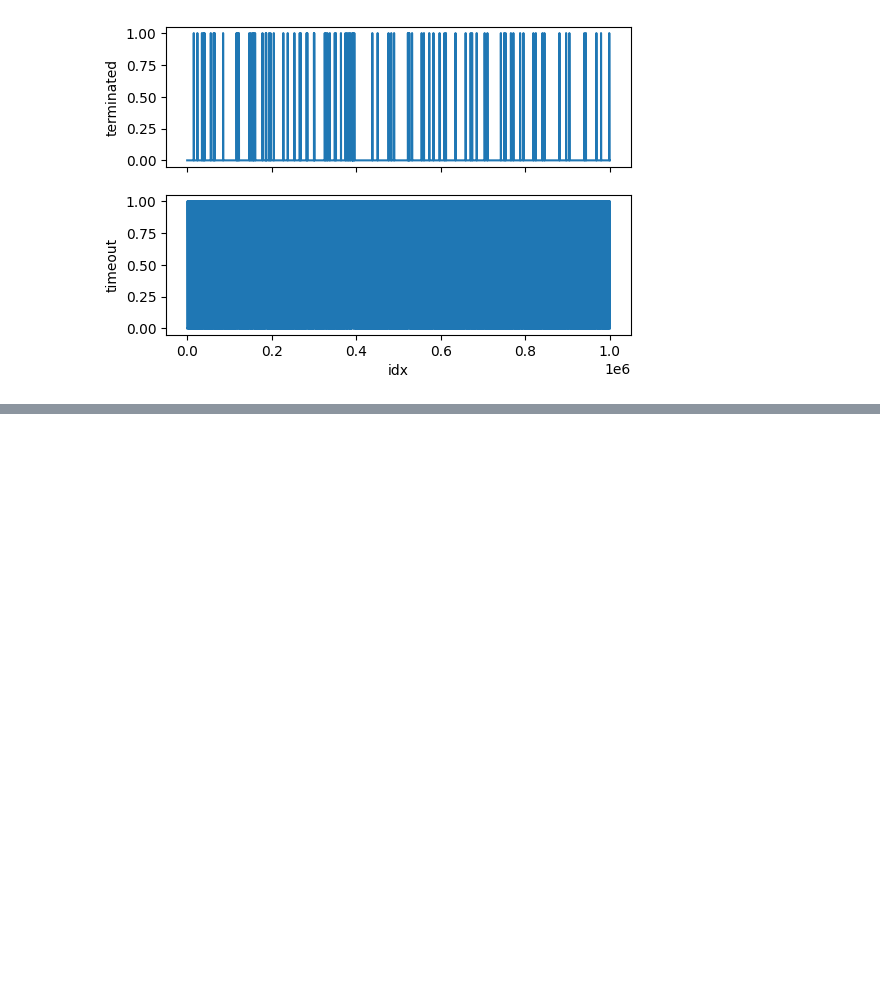
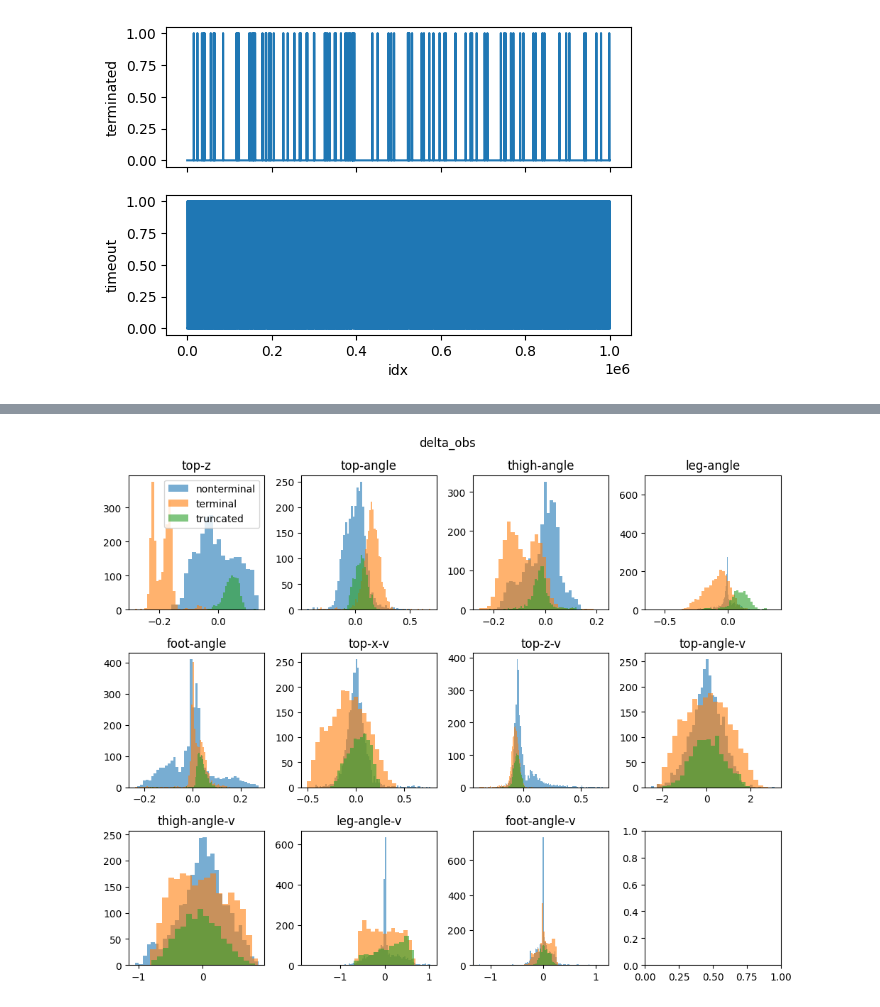
Before and after one commit to ran-weii/btom_irl, a Jupyter notebook: notebooks/d4rl.ipynb, the cells around one changed output, grey strips where cells are left out. Saved outputs shown, nothing was run; the diff lists cells and outputs as text; code cells hidden in the pictures; blank space fills up the shorter version.

```diff
--- a/notebooks/d4rl.ipynb
+++ b/notebooks/d4rl.ipynb
@@ -177,3 +169,30 @@ plt.show()
+# %%
+# compute normalized obs delta
+obs_mean = obs.mean(0)
+obs_std = obs.std(0)
+
+def normalize(x):
+    return (x - obs_mean) / obs_std
+
+delta_obs_nonterminal = normalize(next_obs_nonterminal) - normalize(obs_nonterminal)
+delta_obs_terminal = normalize(next_obs_terminal) - normalize(obs_terminal)
+delta_obs_trunc = normalize(next_obs_trunc) - normalize(obs_trunc)
+# %%
+# plot delta_obs histograms
+fig, ax = plt.subplots(3, 4, figsize=(10, 8))
+ax = ax.flat
+for i in range(obs.shape[1]):
+    ax[i].hist(delta_obs_nonterminal[:, i], bins="fd", alpha=0.6, label="nonterminal")
+    ax[i].hist(delta_obs_terminal[:, i], bins="fd", alpha=0.6, label="terminal")
+    ax[i].hist(delta_obs_trunc[:, i], bins="fd", alpha=0.6, label="truncated")
+    ax[i].set_title(hopper_obs_names[i])
+
+ax[0].legend()
+plt.suptitle("delta_obs")
+plt.tight_layout()
+plt.show()
+# %% [output]
+[figure, added]
 # %%
 # plot a batch of trajectories
 batch_size = 10
```
Also changed, not shown: parts of 11 cells of this notebook, 2 other files.
